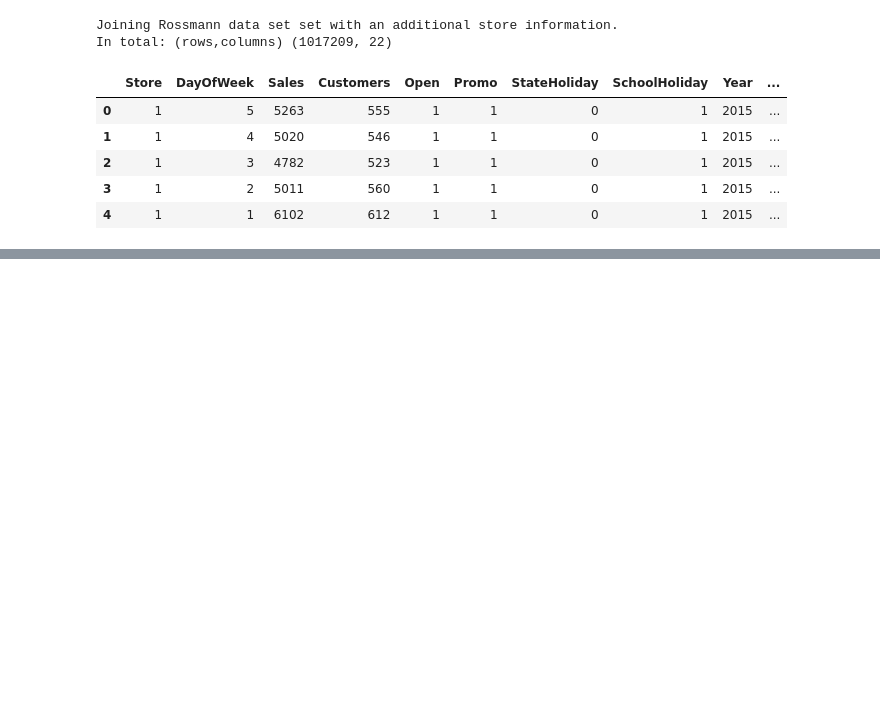
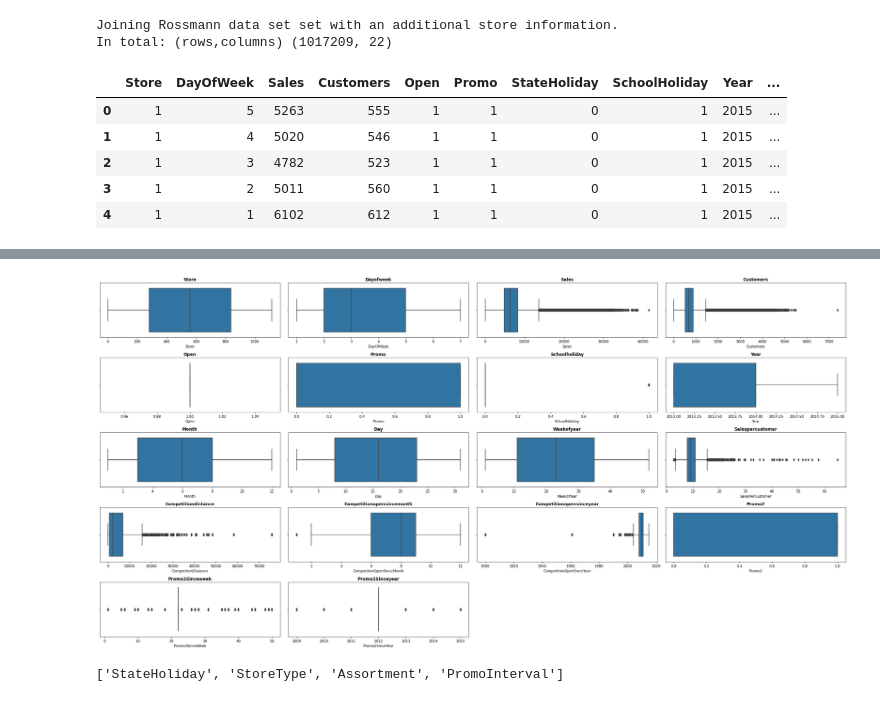
Before and after one commit to Kondasagar/Retail-Sales-Prediction-Regression-Model, a Jupyter notebook: Rossmann_Sales_Prediction_Capstone_Project.ipynb, the cells around one changed output, grey strips where cells are left out. Cells and saved outputs as stored; diff of their text form; code cells hidden in the pictures; blank space fills up the shorter version.

```diff
--- a/Rossmann_Sales_Prediction_Capstone_Project.ipynb
+++ b/Rossmann_Sales_Prediction_Capstone_Project.ipynb
@@ -418,0 +490,10 @@ memory usage: 178.5+ MB
+# %%
+# Checking for outliers
+plt.figure(figsize=(30,15))
+for n,column in enumerate(final_df.describe().columns):
+  plt.subplot(5, 4, n+1)
+  sns.boxplot(final_df[column])
+  plt.title(f'{column.title()}',weight='bold')
+  plt.tight_layout()
+# %% [output]
+[figure, added]
@@ -418,0 +503,6 @@ memory usage: 178.5+ MB
+# %%
+# Let us take care of the categorical features
+categorical_features = [i for i in final_df.columns if i not in final_df.describe().columns]
+categorical_features
+# %% [output]
+['StateHoliday', 'StoreType', 'Assortment', 'PromoInterval']
```
Also changed, not shown: parts of 47 cells of this notebook.
